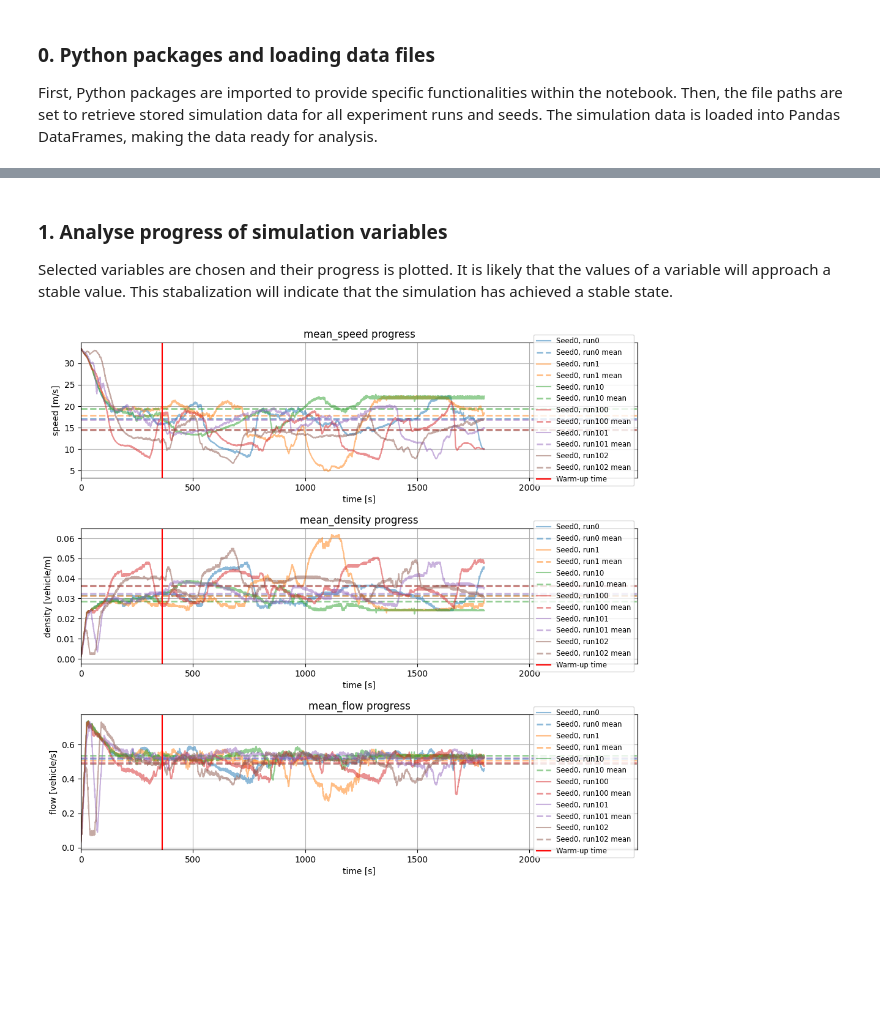
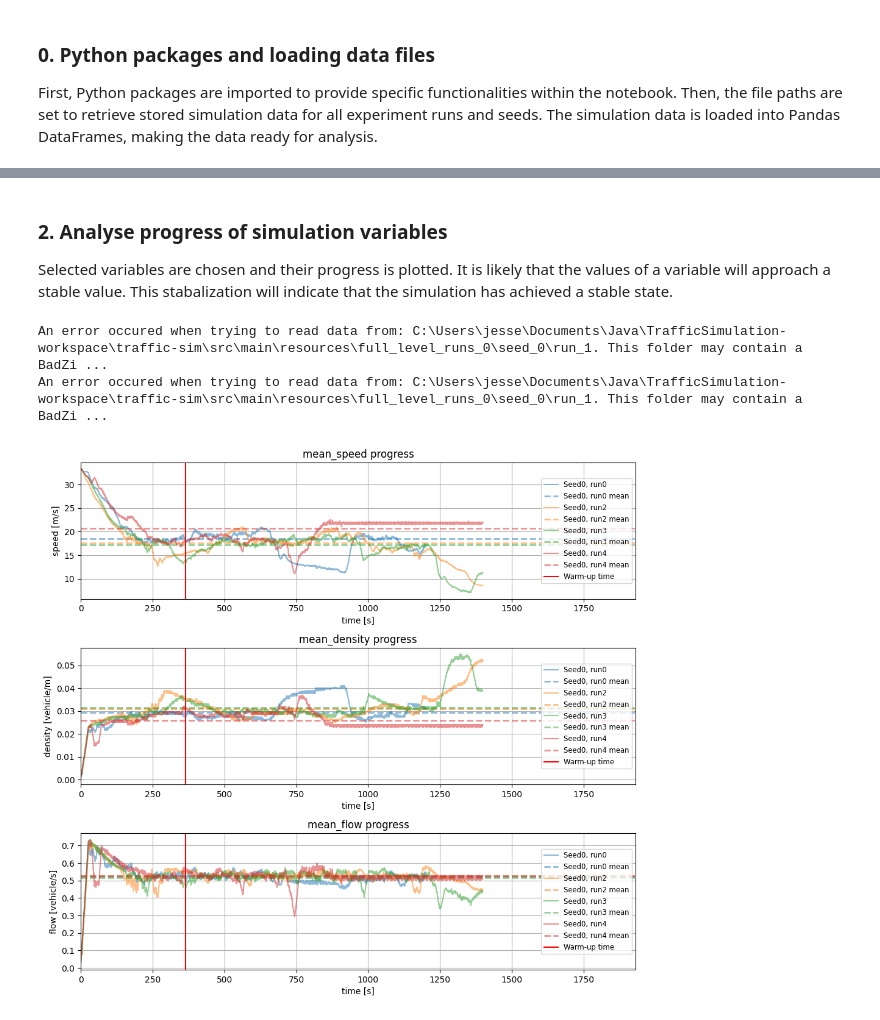
Before and after one commit to J-Poland/GraduationOTS, a Jupyter notebook: thesis_experiments/notebooks/warmup_time.ipynb, the cells around one changed output, grey strips where cells are left out. Saved outputs shown, nothing was run; the diff lists cells and outputs as text; code cells hidden in the pictures; blank space fills up the shorter version.

```diff
--- a/thesis_experiments/notebooks/warmup_time.ipynb
+++ b/thesis_experiments/notebooks/warmup_time.ipynb
@@ -21,10 +22,10 @@ import warnings
 warnings.simplefilter(action='ignore', category=FutureWarning)
 # %%
 # simulation output folder
-experiment_name = 'full_level_runs_4'
+experiment_name = 'full_level_runs_0'
 
 # load Java simulation data
-experiment_folder = fr'C:\Users\jesse\Documents\EPA_TUDelft\MasterThesis\thesis_experiments\SIMLAB-BOTLEK\{experiment_name}'
+experiment_folder = fr'C:\Users\jesse\Documents\Java\TrafficSimulation-workspace\traffic-sim\src\main\resources\{experiment_name}'
 
 # available files
 input_values = 'inputValues.csv'
@@ -178,5 +141,5 @@ df_sequence = pd.read_parquet('warm_up_sequence_data_seed_0.parquet', engine='py
 # %% [markdown]
-### 1. Analyse progress of simulation variables
+### 2. Analyse progress of simulation variables
 
 Selected variables are chosen and their progress is plotted. It is likely that the values of a variable will approach a stable value. This stabalization will indicate that the simulation has achieved a stable state.
 # %%
@@ -185,9 +148,11 @@ Selected variables are chosen and their progress is plotted. It is likely that t
 warm_up_time = 364
 # %%
 # get mean values
-df_mean = df_single.copy()
+df_single = load_dataframe(['mean_speed', 'mean_density', 'mean_flow'], experiment_folder, single_output, input_values)
 
 # only include mean variables (and seed and run numbers)
+df_intermediate = load_dataframe(['mean_speed', 'mean_density', 'mean_flow'], experiment_folder, intermediate_output, input_values)
+df_intermediate['time'] = df_intermediate['time'] = df_intermediate.groupby(['seed', 'run']).cumcount() / 2
 variables_of_interest = ['time', 'seed', 'run', 'mean_speed', 'mean_flow', 'mean_density']
 columns_to_include = [col for col in df_intermediate.columns if col in variables_of_interest]
 df_filtered = df_intermediate[columns_to_include]
@@ -212,7 +177,7 @@ for i, column in enumerate(df_filtered.columns.drop(['time', 'seed', 'run'])):
 
         # plot mean value
         if column in df_single.columns:
-            final_mean_value = df_mean[(df_mean['seed'] == seed) & (df_mean['run'] == run)][column].values[0]
+            final_mean_value = df_single[(df_single['seed'] == seed) & (df_single['run'] == run)][column].values[0]
             axes[i].axhline(final_mean_value, color=line_color, linestyle='--', linewidth=2, label=f'Seed{seed}, run{run} mean', alpha=0.5)
 
     # plot selected warm-up time
@@ -220,33 +185,35 @@ for i, column in enumerate(df_filtered.columns.drop(['time', 'seed', 'run'])):
         axes[i].axvline(x=warm_up_time, color='red', label='Warm-up time')
 
     # set plot titles and labels
     units = '-'
     if 'speed' in column:
         units = 'm/s'
     elif 'flow' in column:
         units = 'vehicle/s'
     elif 'density' in column:
         units = 'vehicle/m'
 
     axes[i].set_title(f'{column} progress')
     axes[i].set_xlabel('time [s]')
     axes[i].set_ylabel(f'{column.split("_")[1]} [{units}]')
     axes[i].grid(True)
     axes[i].legend(loc='right', fontsize='small')
 
     # extend only the right (x_max) and top (y_max) by 10%
     x_min, x_max = axes[i].get_xlim()
     y_min, y_max = axes[i].get_ylim()
     axes[i].set_xlim([0, x_max + 0.3 * (x_max - x_min)])
 
 # Hide any unused subplots
 for j in range(i + 1, len(axes)):
     fig.delaxes(axes[j])
 
 # Show plots
 plt.tight_layout()
 plt.show()
 # %% [output]
+An error occured when trying to read data from: C:\Users\jesse\Documents\Java\TrafficSimulation-workspace\traffic-sim\src\main\resources\full_level_runs_0\seed_0\run_1. This folder may contain a BadZi ...
+An error occured when trying to read data from: C:\Users\jesse\Documents\Java\TrafficSimulation-workspace\traffic-sim\src\main\resources\full_level_runs_0\seed_0\run_1. This folder may contain a BadZi ...
-[figure, old version]
+[figure, new version]
 # %%
 # only include mean variables (and seed and run numbers)
```
Also changed, not shown: parts of 8 cells of this notebook.
